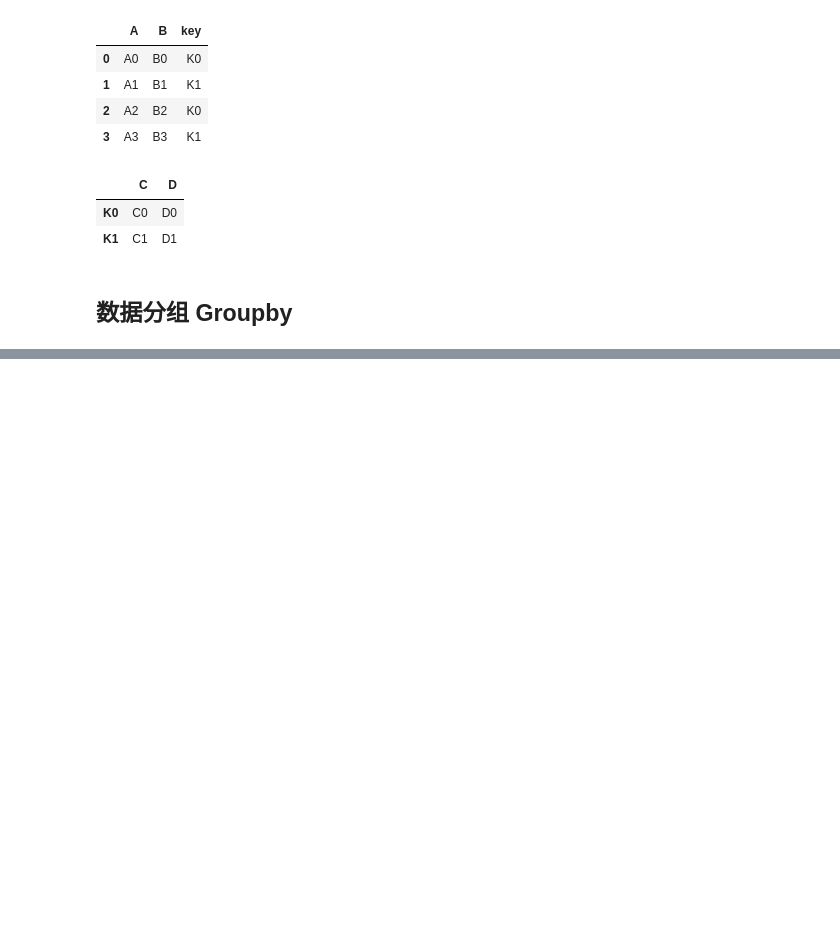
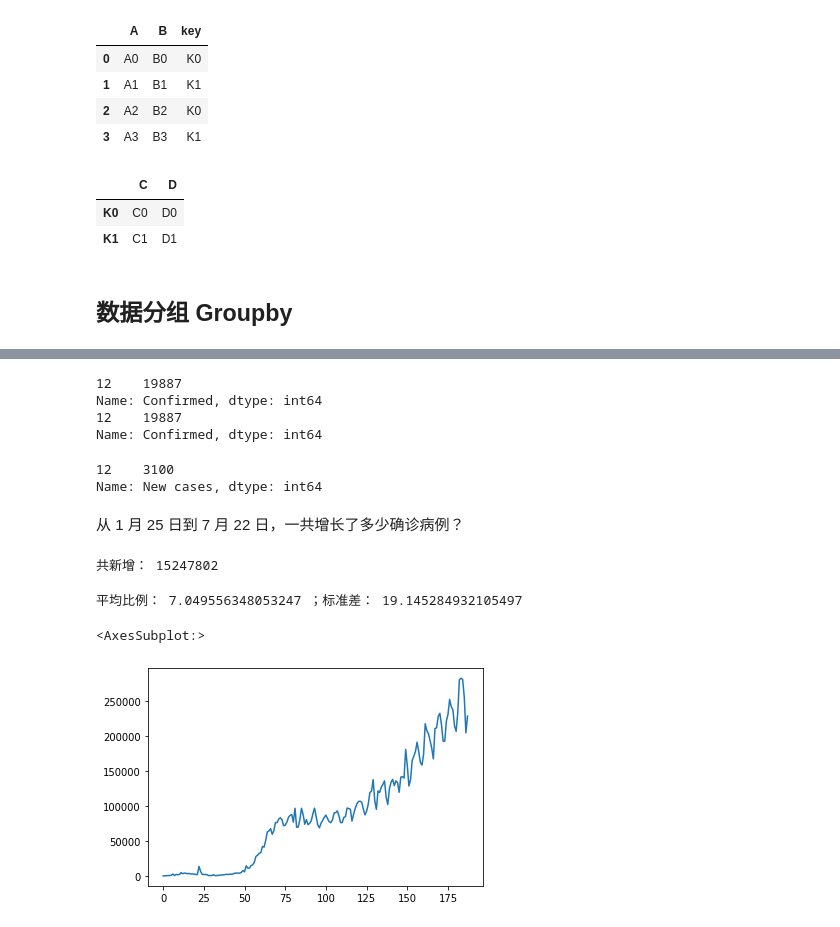
Before and after one commit to hdouhua/ml-in-action, a Jupyter notebook: day-day-up/pd.ipynb, the cells around one changed output, grey strips where cells are left out. Saved outputs shown, nothing was run; the diff lists cells and outputs as text; code cells hidden in the pictures; blank space fills up the shorter version.

```diff
--- a/day-day-up/pd.ipynb
+++ b/day-day-up/pd.ipynb
@@ -1542,0 +1861,3 @@ right
+# %%
+df = pd.read_csv('./ds/covid19_day_wise.csv')
+df
@@ -1542,0 +1892,42 @@ right
+# %%
+print(df[df["Date"] == "2020-02-03"].Confirmed)
+print(df.loc[df["Date"] == "2020-02-03", "Confirmed"])
+# %% [output]
+12    19887
+Name: Confirmed, dtype: int64
+12    19887
+Name: Confirmed, dtype: int64
+# %%
+row = df[df["Date"] == "2020-02-03"]
+row["New cases"]
+# %% [output]
+12    3100
+Name: New cases, dtype: int64
+# %% [markdown]
+从 1 月 25 日到 7 月 22 日，一共增长了多少确诊病例？
+# %%
+date = pd.to_datetime(df["Date"])
+date_range = (date >= "2020-01-25") & (date <= "2020-07-22")
+new_cases = df.loc[date_range, "New cases"]
+overall = new_cases.sum()
+print("共新增：", overall)
+# %% [output]
+共新增： 15247802
+# %%
+# 把 New recovered 为零的数都剔除掉
+not_zero_mask = df["New recovered"] != 0
+
+ratio = df.loc[not_zero_mask, "New cases"] / df.loc[not_zero_mask, "New recovered"]
+
+# 平均比例, 标准差
+ratio_mean = ratio.mean()
+ratio_std = ratio.std()
+print("平均比例：", ratio_mean, "；标准差：", ratio_std)
+# %% [output]
+平均比例： 7.049556348053247 ；标准差： 19.145284932105497
+# %%
+# 可视化：新增确诊
+df["New cases"].plot()
+# %% [output]
+<AxesSubplot:>
+[figure, added]
```
Also changed, not shown: parts of 84 cells of this notebook, 2 other files.
